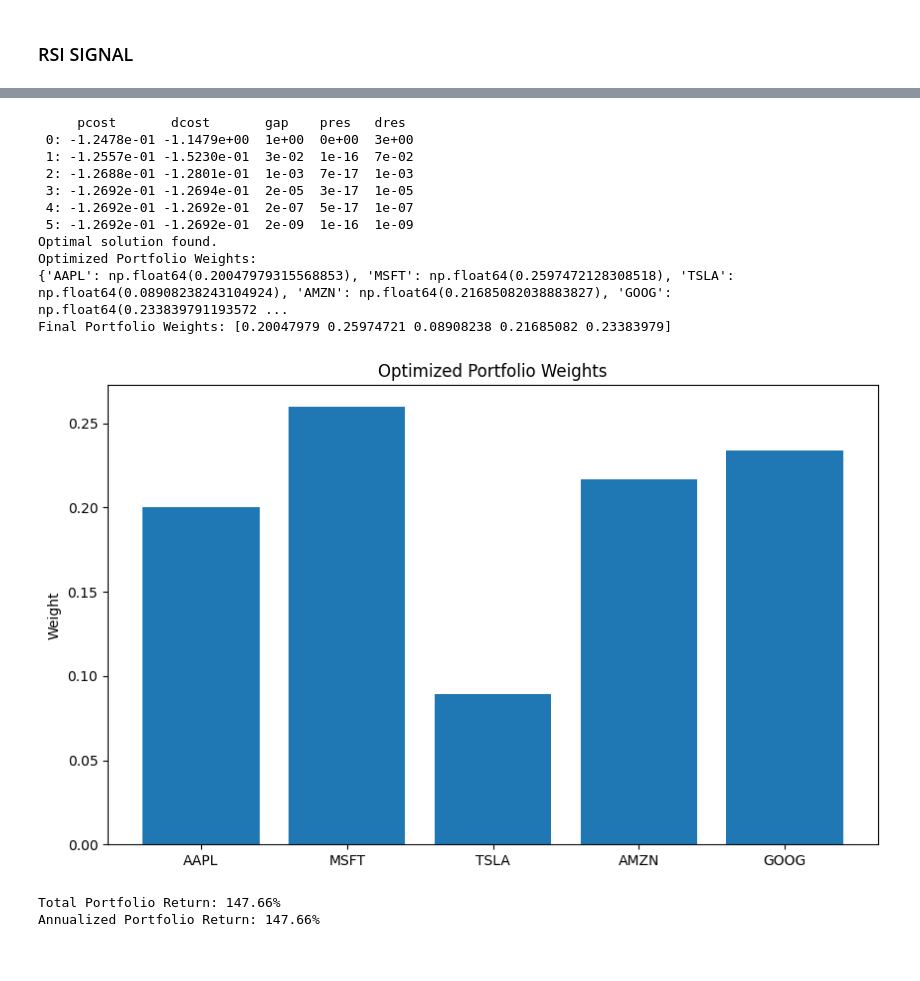
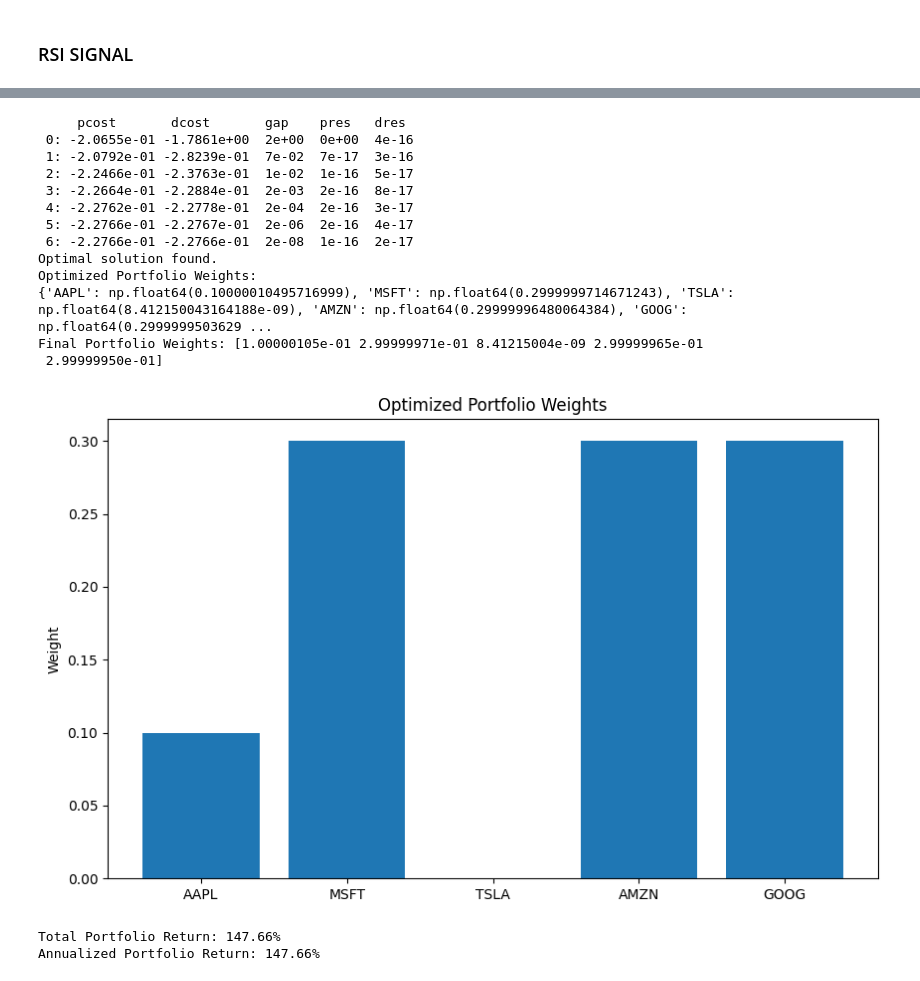
Before and after one commit to mathieupelo/SDA-Project, a Jupyter notebook: pipeline.ipynb, the cells around one changed output, grey strips where cells are left out. Saved outputs shown, nothing was run; the diff lists cells and outputs as text; code cells hidden in the pictures.

```diff
--- a/pipeline.ipynb
+++ b/pipeline.ipynb
@@ -40,21 +40,24 @@ print(rsi_scores_array)
 # %%
 portfolio_solver = Portfolio_Solver(0.8, max_weight_threshold=0.3)
-rsi_portfolio_weights = portfolio_solver.SolveSignalPortfolio(tickers, data, rsi_scores_array)
+# TODO: Change for all the data in the past 10 years
+rsi_portfolio_weights = portfolio_solver.SolveSignalPortfolio2(tickers, data, rsi_scores_array)
 print("Final Portfolio Weights:", rsi_portfolio_weights)
 portfolio_solver.ShowPortfolioWeights(tickers=tickers, portfolio_weights=rsi_portfolio_weights)
 # %% [output]
      pcost       dcost       gap    pres   dres
- 0: -1.2478e-01 -1.1479e+00  1e+00  0e+00  3e+00
- 1: -1.2557e-01 -1.5230e-01  3e-02  1e-16  7e-02
- 2: -1.2688e-01 -1.2801e-01  1e-03  7e-17  1e-03
- 3: -1.2692e-01 -1.2694e-01  2e-05  3e-17  1e-05
- 4: -1.2692e-01 -1.2692e-01  2e-07  5e-17  1e-07
- 5: -1.2692e-01 -1.2692e-01  2e-09  1e-16  1e-09
+ 0: -2.0655e-01 -1.7861e+00  2e+00  0e+00  4e-16
+ 1: -2.0792e-01 -2.8239e-01  7e-02  7e-17  3e-16
+ 2: -2.2466e-01 -2.3763e-01  1e-02  1e-16  5e-17
+ 3: -2.2664e-01 -2.2884e-01  2e-03  2e-16  8e-17
+ 4: -2.2762e-01 -2.2778e-01  2e-04  2e-16  3e-17
+ 5: -2.2766e-01 -2.2767e-01  2e-06  2e-16  4e-17
+ 6: -2.2766e-01 -2.2766e-01  2e-08  1e-16  2e-17
 Optimal solution found.
 Optimized Portfolio Weights:
-{'AAPL': np.float64(0.20047979315568853), 'MSFT': np.float64(0.2597472128308518), 'TSLA': np.float64(0.08908238243104924), 'AMZN': np.float64(0.21685082038883827), 'GOOG': np.float64(0.233839791193572 ...
-Final Portfolio Weights: [0.20047979 0.25974721 0.08908238 0.21685082 0.23383979]
+{'AAPL': np.float64(0.10000010495716999), 'MSFT': np.float64(0.2999999714671243), 'TSLA': np.float64(8.412150043164188e-09), 'AMZN': np.float64(0.29999996480064384), 'GOOG': np.float64(0.2999999503629 ...
+Final Portfolio Weights: [1.00000105e-01 2.99999971e-01 8.41215004e-09 2.99999965e-01
+ 2.99999950e-01]
-[figure, old version]
+[figure, new version]
 # %%
 # Calculate portfolio returns and performance
 cumulative_returns, total_return, annualized_return = portfolio_solver.CalculatePortfolioReturns(tickers, data, rsi_portfolio_weights)
```
Also changed, not shown: parts of 1 cell of this notebook, 6 other files.
